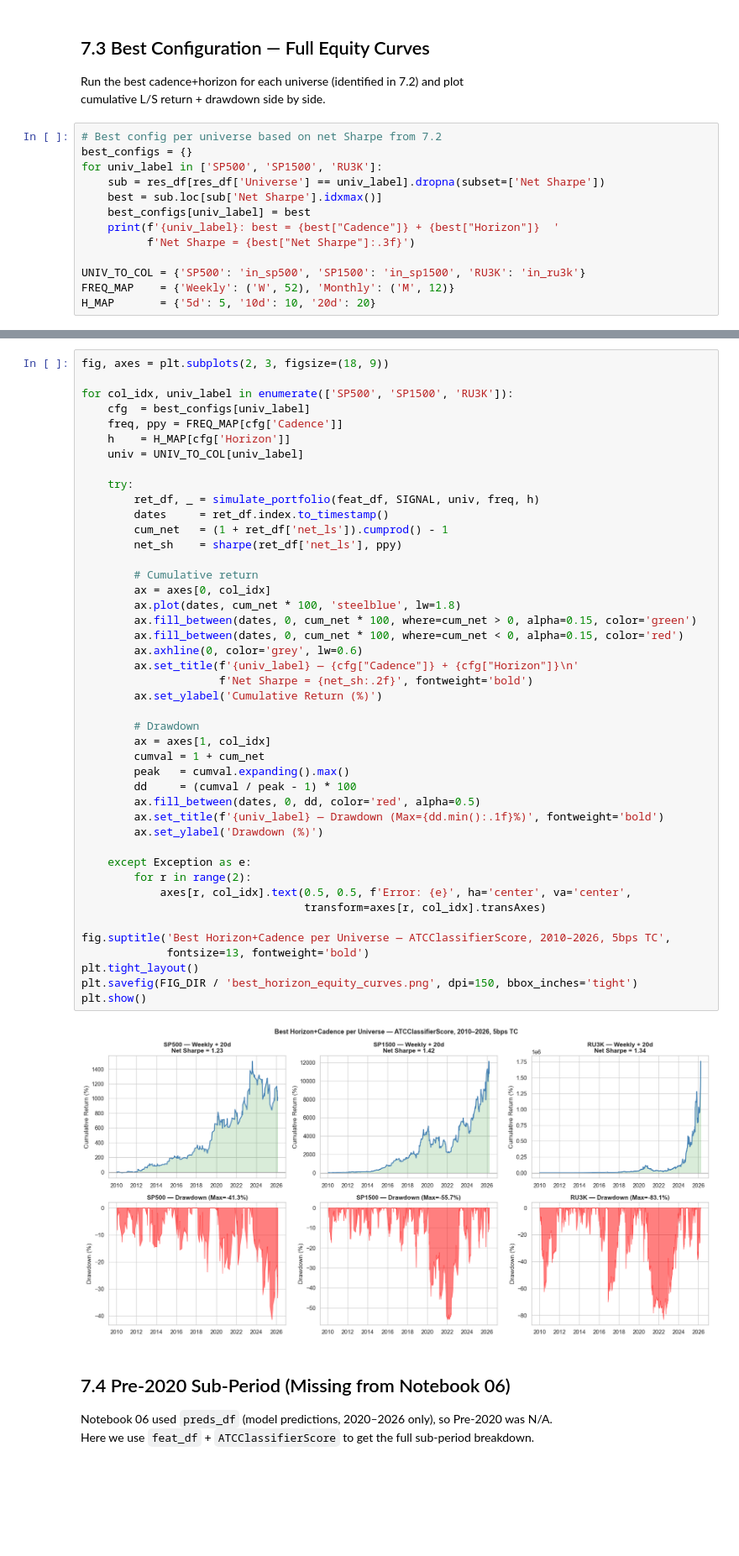
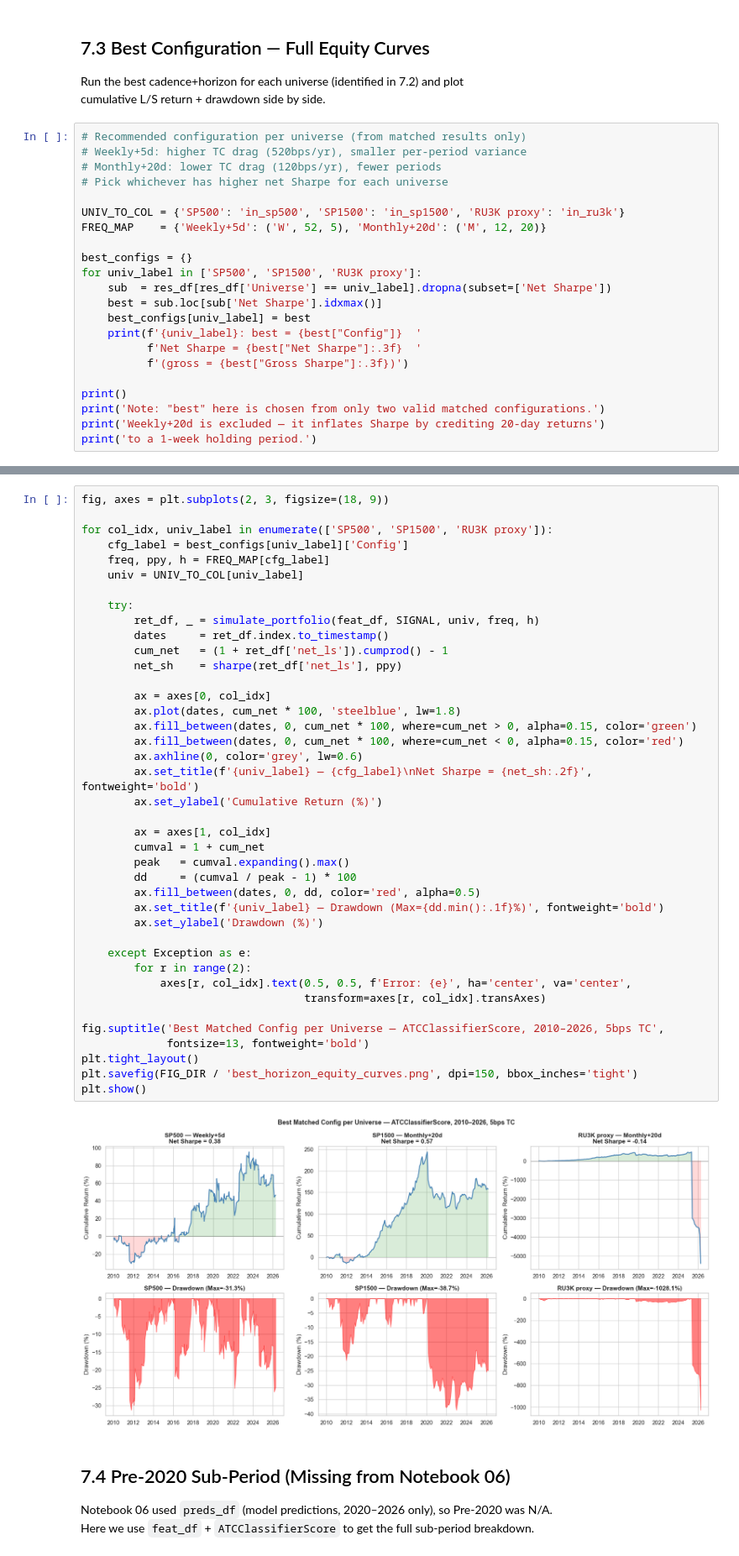
Before and after one commit to ItachiUchiha729/NLP_FinalProject_ATC_Backtest, a Jupyter notebook: notebooks/07_horizon_sensitivity.ipynb, the cells around one changed output, grey strips where cells are left out. Shown at 84% size. Saved outputs shown, nothing was run; the diff lists cells and outputs as text; blank space fills up the shorter version.

```diff
--- a/notebooks/07_horizon_sensitivity.ipynb
+++ b/notebooks/07_horizon_sensitivity.ipynb
@@ -173,16 +182,25 @@ plt.show()
 Run the best cadence+horizon for each universe (identified in 7.2) and plot
 cumulative L/S return + drawdown side by side.
 # %%
-# Best config per universe based on net Sharpe from 7.2
+# Recommended configuration per universe (from matched results only)
+# Weekly+5d: higher TC drag (520bps/yr), smaller per-period variance
+# Monthly+20d: lower TC drag (120bps/yr), fewer periods
+# Pick whichever has higher net Sharpe for each universe
+
+UNIV_TO_COL = {'SP500': 'in_sp500', 'SP1500': 'in_sp1500', 'RU3K proxy': 'in_ru3k'}
+FREQ_MAP    = {'Weekly+5d': ('W', 52, 5), 'Monthly+20d': ('M', 12, 20)}
+
 best_configs = {}
-for univ_label in ['SP500', 'SP1500', 'RU3K']:
-    sub = res_df[res_df['Universe'] == univ_label].dropna(subset=['Net Sharpe'])
+for univ_label in ['SP500', 'SP1500', 'RU3K proxy']:
+    sub  = res_df[res_df['Universe'] == univ_label].dropna(subset=['Net Sharpe'])
     best = sub.loc[sub['Net Sharpe'].idxmax()]
     best_configs[univ_label] = best
-    print(f'{univ_label}: best = {best["Cadence"]} + {best["Horizon"]}  '
-          f'Net Sharpe = {best["Net Sharpe"]:.3f}')
+    print(f'{univ_label}: best = {best["Config"]}  '
+          f'Net Sharpe = {best["Net Sharpe"]:.3f}  '
+          f'(gross = {best["Gross Sharpe"]:.3f})')
 
-UNIV_TO_COL = {'SP500': 'in_sp500', 'SP1500': 'in_sp1500', 'RU3K': 'in_ru3k'}
-FREQ_MAP    = {'Weekly': ('W', 52), 'Monthly': ('M', 12)}
-H_MAP       = {'5d': 5, '10d': 10, '20d': 20}
+print()
+print('Note: "best" here is chosen from only two valid matched configurations.')
+print('Weekly+20d is excluded — it inflates Sharpe by crediting 20-day returns')
+print('to a 1-week holding period.')
 # %% [output]
@@ -192,49 +214,45 @@ RU3K: best = Weekly + 20d  Net Sharpe = 1.342
 # %%
 fig, axes = plt.subplots(2, 3, figsize=(18, 9))
 
-for col_idx, univ_label in enumerate(['SP500', 'SP1500', 'RU3K']):
-    cfg  = best_configs[univ_label]
-    freq, ppy = FREQ_MAP[cfg['Cadence']]
-    h    = H_MAP[cfg['Horizon']]
+for col_idx, univ_label in enumerate(['SP500', 'SP1500', 'RU3K proxy']):
+    cfg_label = best_configs[univ_label]['Config']
+    freq, ppy, h = FREQ_MAP[cfg_label]
     univ = UNIV_TO_COL[univ_label]
 
     try:
         ret_df, _ = simulate_portfolio(feat_df, SIGNAL, univ, freq, h)
         dates     = ret_df.index.to_timestamp()
         cum_net   = (1 + ret_df['net_ls']).cumprod() - 1
         net_sh    = sharpe(ret_df['net_ls'], ppy)
 
-        # Cumulative return
         ax = axes[0, col_idx]
         ax.plot(dates, cum_net * 100, 'steelblue', lw=1.8)
         ax.fill_between(dates, 0, cum_net * 100, where=cum_net > 0, alpha=0.15, color='green')
         ax.fill_between(dates, 0, cum_net * 100, where=cum_net < 0, alpha=0.15, color='red')
         ax.axhline(0, color='grey', lw=0.6)
-        ax.set_title(f'{univ_label} — {cfg["Cadence"]} + {cfg["Horizon"]}\n'
-                     f'Net Sharpe = {net_sh:.2f}', fontweight='bold')
+        ax.set_title(f'{univ_label} — {cfg_label}\nNet Sharpe = {net_sh:.2f}', fontweight='bold')
         ax.set_ylabel('Cumulative Return (%)')
 
-        # Drawdown
         ax = axes[1, col_idx]
         cumval = 1 + cum_net
         peak   = cumval.expanding().max()
         dd     = (cumval / peak - 1) * 100
         ax.fill_between(dates, 0, dd, color='red', alpha=0.5)
         ax.set_title(f'{univ_label} — Drawdown (Max={dd.min():.1f}%)', fontweight='bold')
         ax.set_ylabel('Drawdown (%)')
 
     except Exception as e:
         for r in range(2):
             axes[r, col_idx].text(0.5, 0.5, f'Error: {e}', ha='center', va='center',
                                   transform=axes[r, col_idx].transAxes)
 
-fig.suptitle('Best Horizon+Cadence per Universe — ATCClassifierScore, 2010–2026, 5bps TC',
+fig.suptitle('Best Matched Config per Universe — ATCClassifierScore, 2010–2026, 5bps TC',
              fontsize=13, fontweight='bold')
 plt.tight_layout()
 plt.savefig(FIG_DIR / 'best_horizon_equity_curves.png', dpi=150, bbox_inches='tight')
 plt.show()
 # %% [output]
-[figure, old version]
+[figure, new version]
 # %% [markdown]
 ## 7.4 Pre-2020 Sub-Period (Missing from Notebook 06)
 
```
Also changed, not shown: parts of 9 cells of this notebook, 7 other files.
